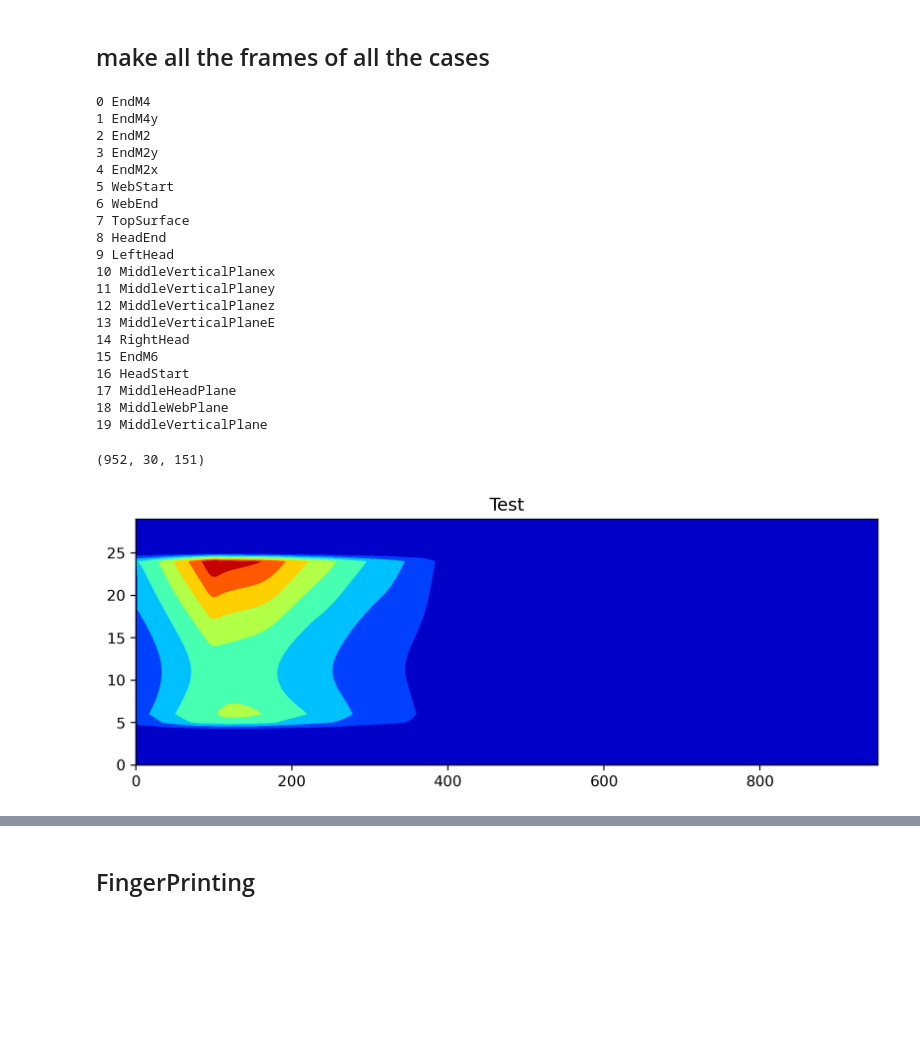
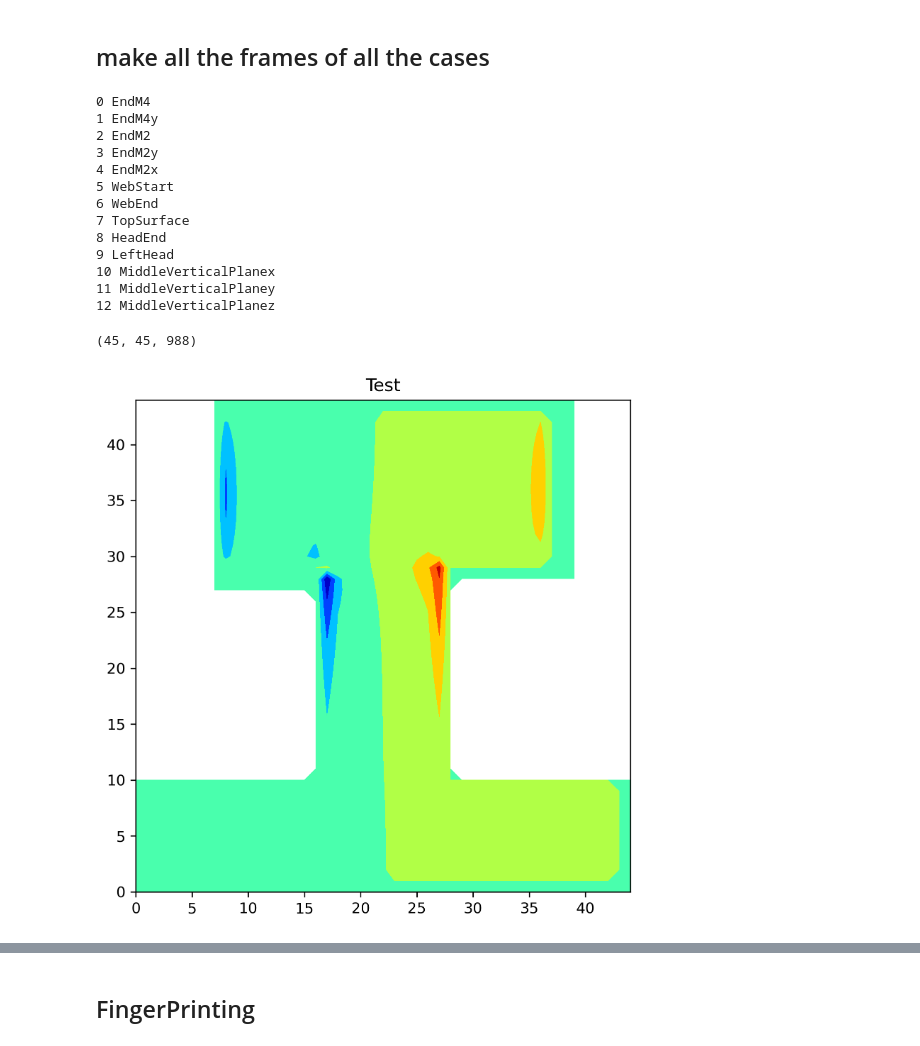
Before and after one commit to danchendrickson/3D_EFIT, a Jupyter notebook: MakeFingerPrintsFromPickles.ipynb, the cells around one changed output, grey strips where cells are left out. Saved outputs shown, nothing was run; the diff lists cells and outputs as text; code cells hidden in the pictures; blank space fills up the shorter version.

```diff
--- a/MakeFingerPrintsFromPickles.ipynb
+++ b/MakeFingerPrintsFromPickles.ipynb
@@ -61,7 +61,8 @@ else:
 # %% [markdown]
 ## Load data
 # %%
-Case = '20m10xTopHit'
+Case = 'BounceTestBigger'
+#Case = '20m10XRfRq'
 
 CasesAtaTime = 2
 FilesAtTime = 5
@@ -142,21 +143,14 @@ for i in range(len(fileNames)):
 10 MiddleVerticalPlanex
 11 MiddleVerticalPlaney
 12 MiddleVerticalPlanez
-13 MiddleVerticalPlaneE
-14 RightHead
-15 EndM6
-16 HeadStart
-17 MiddleHeadPlane
-18 MiddleWebPlane
-19 MiddleVerticalPlane
 # %%
-fileIndex = 7
+fileIndex = 1
 # %%
 Data = getPreStrippedData(fileNames[fileIndex])
 # %%
 Data.shape
 # %% [output]
-(952, 30, 151)
+(45, 45, 988)
 # %%
 xs = 0
 xe = Data.shape[0]
@@ -168,13 +162,13 @@ EMin = np.min(Data[xs:xe,:,ts:te])
 EMax = np.max(Data[xs:xe,:,ts:te])
 v = np.linspace(EMin, EMax, 30, endpoint=True)[0:20]
 # %%
-fig = plt.figure(figsize=(9,3), dpi=300)
+fig = plt.figure(figsize=(6,6), dpi=300)
 
-plt.contourf(Data[:,:,149].T, cmap=plt.cm.jet)
+plt.contourf(Data[:,:,145].T, cmap=plt.cm.jet)
 plt.title('Test')
 plt.show()
 # %% [output]
-[figure, old version]
+[figure, new version]
 # %%
 row = 14
 # %%
```
Also changed, not shown: parts of 9 cells of this notebook, 7 other files.
